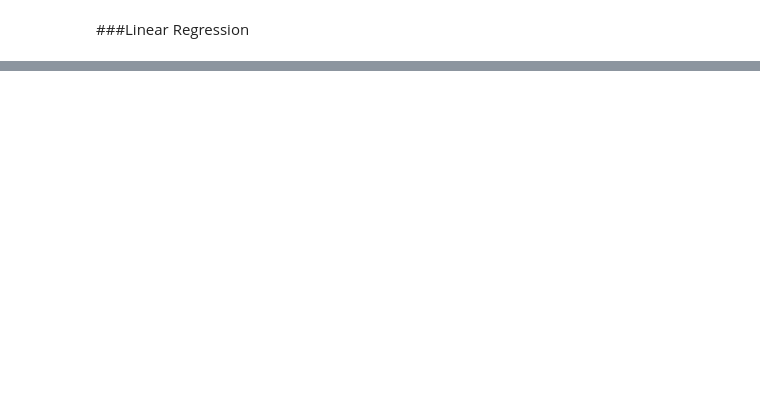
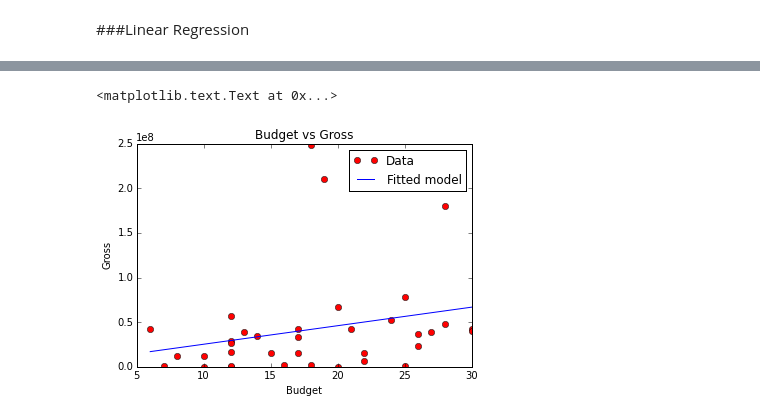
Before and after one commit to jkeung/Movies_Analysis, a Jupyter notebook: output/Movie_Analysis.ipynb, the cells around one changed output, grey strips where cells are left out. Saved outputs shown, nothing was run; the diff lists cells and outputs as text; code cells hidden in the pictures; blank space fills up the shorter version.

```diff
--- a/output/Movie_Analysis.ipynb
+++ b/output/Movie_Analysis.ipynb
@@ -221,0 +248,4 @@ Warnings:
+# %%
+plot_data = final_df[final_df["genre"] == "Adventure"].sort('budget', ascending = True)
+
+y, X = dmatrices('gross ~ budget', data = plot_data, return_type = 'dataframe')
@@ -221,0 +259,5 @@ Warnings:
+# %%
+#Patsy
+model = sm.OLS(y,X)
+fitted = model.fit()
+fitted.summary()
@@ -221,0 +282,15 @@ Warnings:
+# %%
+import matplotlib.pyplot as plt
+
+#plt.plot(X, plot_data['gross'], 'ro')
+#plt.plot(X, fitted.fittedvalues, 'b')
+
+plt.plot(plot_data['budget'], plot_data['gross'], 'ro')
+plt.plot(plot_data['budget'], fitted.fittedvalues, 'b')
+plt.legend(['Data', 'Fitted model'])
+plt.xlabel('Budget')
+plt.ylabel('Gross')
+plt.title('Budget vs Gross')
+# %% [output]
+<matplotlib.text.Text at 0x...>
+[figure, added]
```
Also changed, not shown: parts of 27 cells of this notebook.
